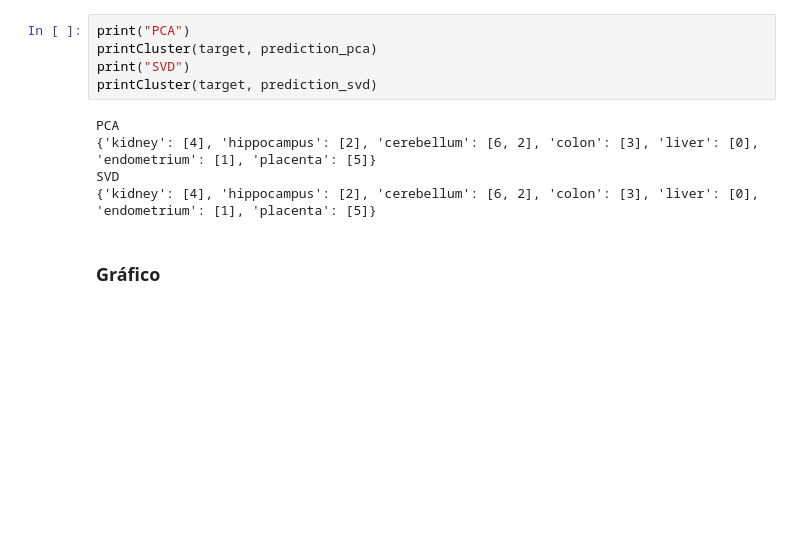
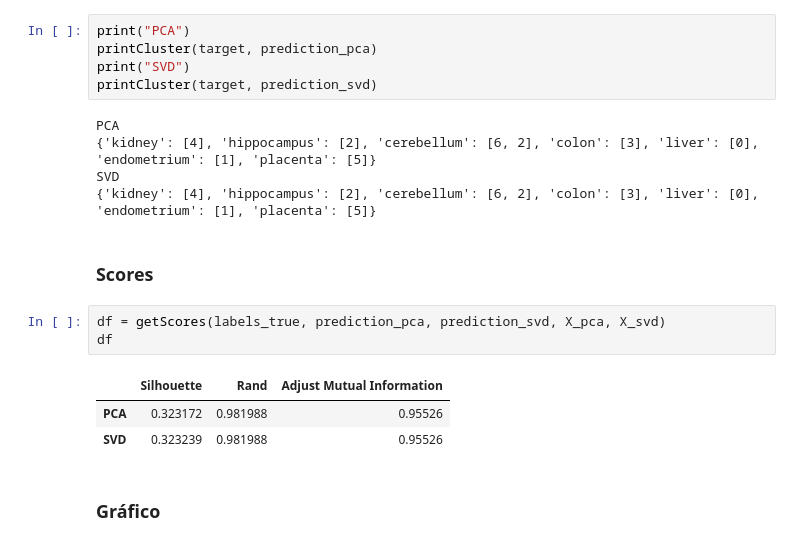
Before and after one commit to Andres20-Utec/Proyecto-3, a Jupyter notebook: proyecto3.ipynb, the cells around one changed output. Drawn from its saved outputs; the diff is of its cells as text; blank space fills up the shorter version.

```diff
--- a/proyecto3.ipynb
+++ b/proyecto3.ipynb
@@ -205,6 +223,15 @@ PCA
 {'kidney': [4], 'hippocampus': [2], 'cerebellum': [6, 2], 'colon': [3], 'liver': [0], 'endometrium': [1], 'placenta': [5]}
 SVD
 {'kidney': [4], 'hippocampus': [2], 'cerebellum': [6, 2], 'colon': [3], 'liver': [0], 'endometrium': [1], 'placenta': [5]}
+# %% [markdown]
+### Scores
+# %%
+df = getScores(labels_true, prediction_pca, prediction_svd, X_pca, X_svd)
+df
+# %% [output]
+|  | Silhouette | Rand | Adjust Mutual Information |
+| PCA | 0.323172 | 0.981988 | 0.95526 |
+| SVD | 0.323239 | 0.981988 | 0.95526 |
 # %% [markdown]
 ### Gráfico
 # %%
```
Also changed, not shown: parts of 24 cells of this notebook.
